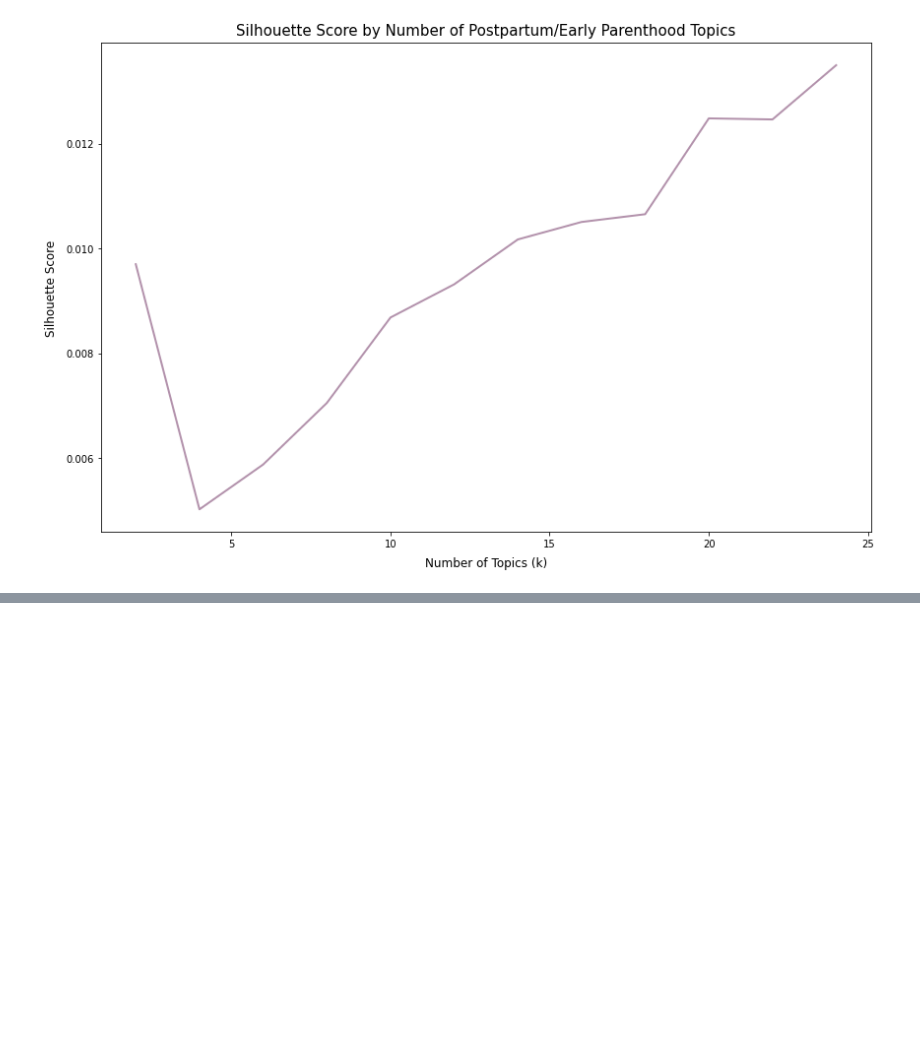
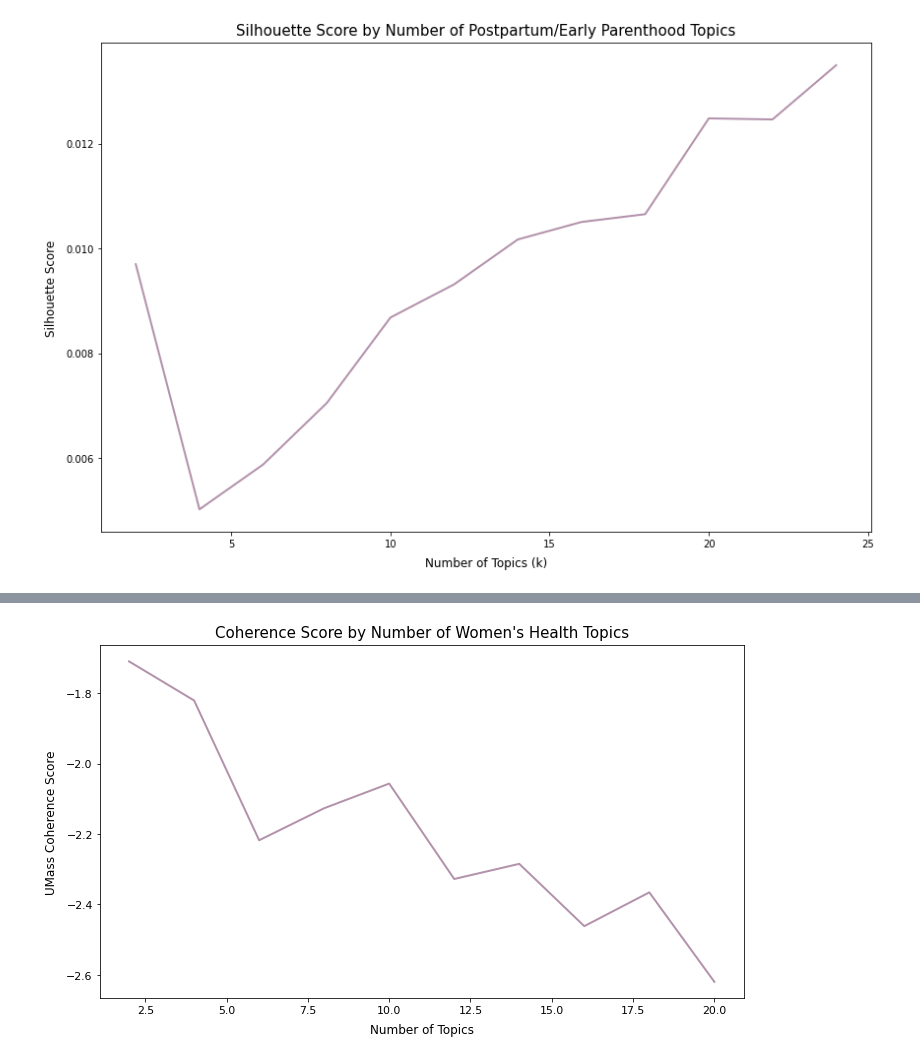
Before and after one commit to jlu90/Identifying-Womens-Health-Concerns, a Jupyter notebook: code/Grid Searching to Determine the Number of Topics or Clusters.ipynb, the cells around one changed output, grey strips where cells are left out. Cells and saved outputs as stored; diff of their text form; code cells hidden in the pictures; blank space fills up the shorter version.

Commit message:
interpreted health lda

```diff
--- a/code/Grid Searching to Determine the Number of Topics or Clusters.ipynb
+++ b/code/Grid Searching to Determine the Number of Topics or Clusters.ipynb
@@ -221,0 +243,29 @@ plot_gs_results(2, 25, 2,
+# %%
+# Grid Search Function Modified from Selva Prabhakaran
+# https://www.machinelearningplus.com/nlp/topic-modeling-gensim-python/
+def grid_search_lda(corpus, vocabulary, n_passes, start, stop, step_size):
+
+    models_dict = {}
+    coherence_list = []
+
+    for i in range(start, stop, step_size):
+        print(f'Building LDA model for {i} topics')
+        lda_model = build_gensim_lda(corpus, i, vocabulary, n_passes)
+        models_dict[i] = lda_model # Save model to dictionary with # topics as key
+        print('Calculating coherence score')
+        coherence = build_gensim_coherence_model(lda_model, corpus, vocabulary)
+        coherence_list.append(coherence)
+
+    print('Finished!')
+
+    return models_dict, coherence_list
+# %%
+def plot_coherence_by_topic(start, stop, step_size, coherence_list, size = (12, 8), title = None, x_label = None, y_label = None):
+    plt.figure(figsize = size)
+    sns.lineplot(x = range(start, stop, step_size), y = coherence_list, linewidth = 2, color = dark_purple)
+    plt.xlabel(x_label, fontdict = {'fontsize':12}, labelpad = 8)
+    plt.ylabel(y_label, fontdict = {'fontsize':12}, labelpad = 8)
+    plt.title(title, fontdict = {'fontsize':15}, pad = 8)
+    plt.xticks(size = 11)
+    plt.yticks(size = 11)
+    plt.tight_layout();
@@ -221,0 +277,7 @@ plot_gs_results(2, 25, 2,
+# %%
+health_lda_models, health_lda_coherence = grid_search_lda(corpus = health_corpus,
+                                                          vocabulary = health_vocabulary,
+                                                          n_passes = 10,
+                                                          start = 2,
+                                                          stop = 21,
+                                                          step_size = 2);
@@ -221,0 +302,9 @@ plot_gs_results(2, 25, 2,
+# %%
+plot_coherence_by_topic(2, 21, 2,
+                        health_lda_coherence,
+                        size = (12, 8),
+                        title = 'Coherence Score by Number of Women\'s Health Topics',
+                        x_label = 'Number of Topics',
+                        y_label = 'UMass Coherence Score')
+# %% [output]
+[figure, added]
```
Also changed, not shown: parts of 17 cells of this notebook, 2 other files.
